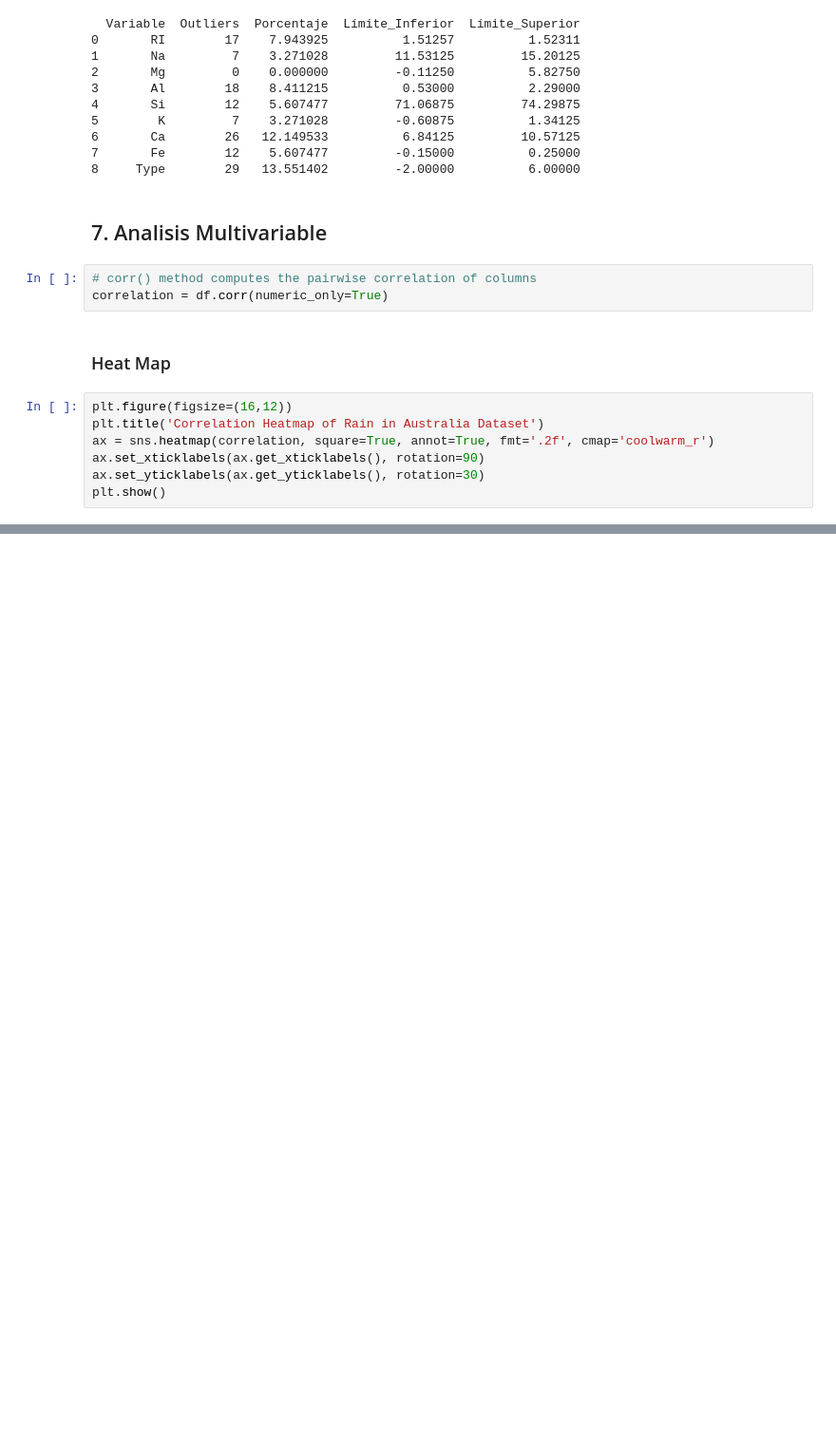
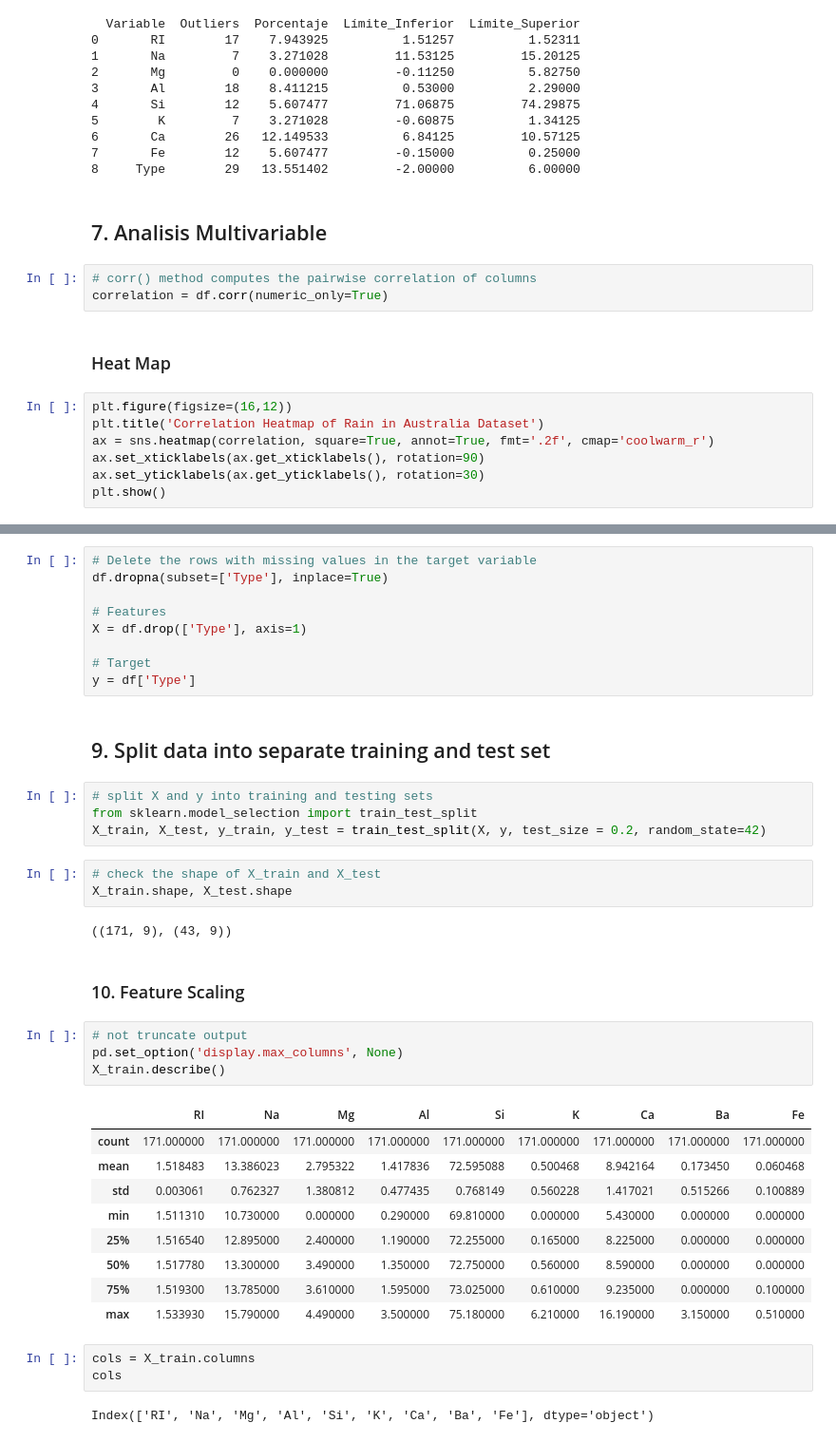
Before and after one commit to Rodrigochave/IA, a Jupyter notebook: 1er Parcial/Practica6.ipynb, the cells around one changed output, grey strips where cells are left out. Shown at 95% size. Drawn from its saved outputs; the diff is of its cells as text; blank space fills up the shorter version.

```diff
--- a/1er Parcial/Practica6.ipynb
+++ b/1er Parcial/Practica6.ipynb
@@ -258,0 +269,41 @@ plt.show()
+# %%
+# Delete the rows with missing values in the target variable
+df.dropna(subset=['Type'], inplace=True)
+
+# Features
+X = df.drop(['Type'], axis=1)
+
+# Target
+y = df['Type']
+# %% [markdown]
+## 9. Split data into separate training and test set <a class="anchor" id="9"></a>
+# %%
+# split X and y into training and testing sets
+from sklearn.model_selection import train_test_split
+X_train, X_test, y_train, y_test = train_test_split(X, y, test_size = 0.2, random_state=42)
+# %%
+# check the shape of X_train and X_test
+X_train.shape, X_test.shape
+# %% [output]
+((171, 9), (43, 9))
+# %% [markdown]
+### 10. Feature Scaling
+# %%
+# not truncate output
+pd.set_option('display.max_columns', None)
+X_train.describe()
+# %% [output]
+|  | RI | Na | Mg | Al | Si | K | Ca | Ba | Fe |
+| count | 171.000000 | 171.000000 | 171.000000 | 171.000000 | 171.000000 | 171.000000 | 171.000000 | 171.000000 | 171.000000 |
+| mean | 1.518483 | 13.386023 | 2.795322 | 1.417836 | 72.595088 | 0.500468 | 8.942164 | 0.173450 | 0.060468 |
+| std | 0.003061 | 0.762327 | 1.380812 | 0.477435 | 0.768149 | 0.560228 | 1.417021 | 0.515266 | 0.100889 |
+| min | 1.511310 | 10.730000 | 0.000000 | 0.290000 | 69.810000 | 0.000000 | 5.430000 | 0.000000 | 0.000000 |
+| 25% | 1.516540 | 12.895000 | 2.400000 | 1.190000 | 72.255000 | 0.165000 | 8.225000 | 0.000000 | 0.000000 |
+| 50% | 1.517780 | 13.300000 | 3.490000 | 1.350000 | 72.750000 | 0.560000 | 8.590000 | 0.000000 | 0.000000 |
+| 75% | 1.519300 | 13.785000 | 3.610000 | 1.595000 | 73.025000 | 0.610000 | 9.235000 | 0.000000 | 0.100000 |
+| max | 1.533930 | 15.790000 | 4.490000 | 3.500000 | 75.180000 | 6.210000 | 16.190000 | 3.150000 | 0.510000 |
+# %%
+cols = X_train.columns
+cols
+# %% [output]
+Index(['RI', 'Na', 'Mg', 'Al', 'Si', 'K', 'Ca', 'Ba', 'Fe'], dtype='object')
```
Also changed, not shown: parts of 29 cells of this notebook, 5 other files.
